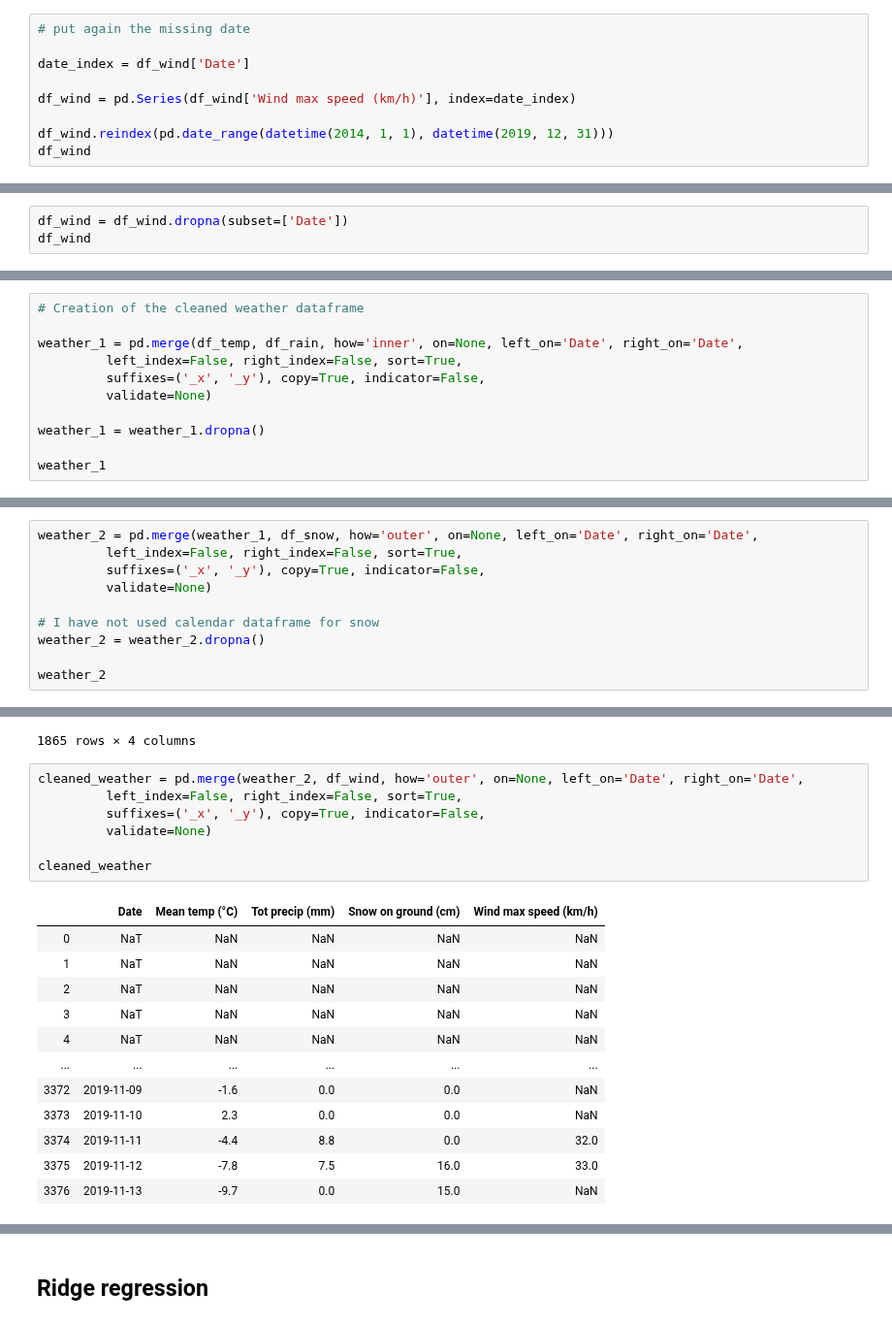
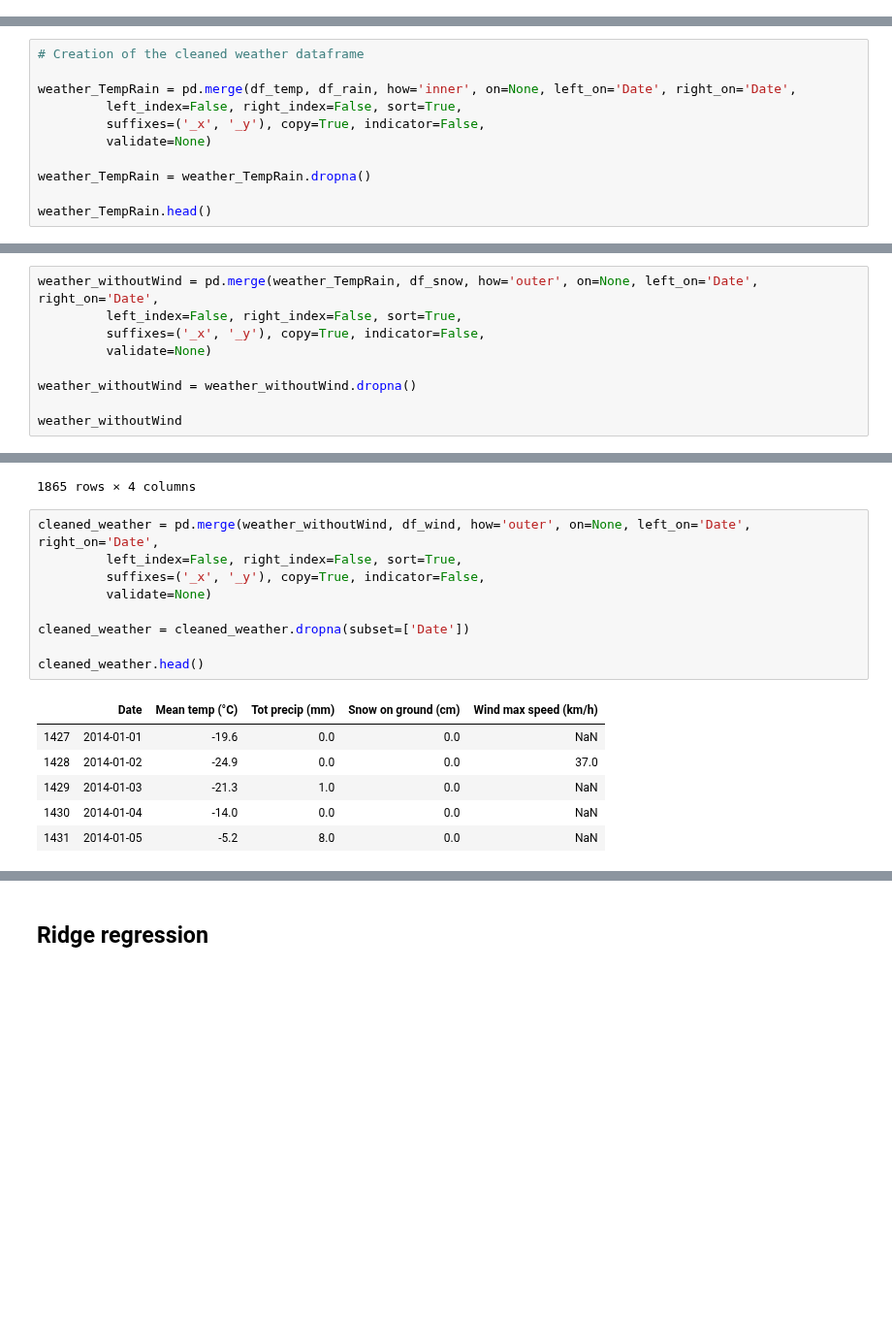
Before and after one commit to daviskia/ada-project-deep-penguin, a Jupyter notebook: Weather.ipynb, the cells around one changed output, grey strips where cells are left out. Shown at 97% size. Drawn from its saved outputs; the diff is of its cells as text; blank space fills up the shorter version.

```diff
--- a/Weather.ipynb
+++ b/Weather.ipynb
@@ -499,9 +588,0 @@ df_wind
-# %%
-# put again the missing date
-
-date_index = df_wind['Date']
-
-df_wind = pd.Series(df_wind['Wind max speed (km/h)'], index=date_index)
-
-df_wind.reindex(pd.date_range(datetime(2014, 1, 1), datetime(2019, 12, 31)))
-df_wind
@@ -551,3 +615,0 @@ df_wind
-# %%
-df_wind = df_wind.dropna(subset=['Date'])
-df_wind
@@ -587,14 +623,14 @@ plt.xticks(rotation = 45);
 # %%
 # Creation of the cleaned weather dataframe
 
-weather_1 = pd.merge(df_temp, df_rain, how='inner', on=None, left_on='Date', right_on='Date',
+weather_TempRain = pd.merge(df_temp, df_rain, how='inner', on=None, left_on='Date', right_on='Date',
          left_index=False, right_index=False, sort=True,
          suffixes=('_x', '_y'), copy=True, indicator=False,
          validate=None)
 
-weather_1 = weather_1.dropna()
+weather_TempRain = weather_TempRain.dropna()
 
-weather_1
+weather_TempRain.head()
 # %% [output]
 |  | Date | Mean temp (°C) | Tot precip (mm) |
 | 17889 | 2014-01-01 | -19.6 | 0.0 |
@@ -612,13 +641,12 @@ weather_1
 # %%
-weather_2 = pd.merge(weather_1, df_snow, how='outer', on=None, left_on='Date', right_on='Date',
+weather_withoutWind = pd.merge(weather_TempRain, df_snow, how='outer', on=None, left_on='Date', right_on='Date',
          left_index=False, right_index=False, sort=True,
          suffixes=('_x', '_y'), copy=True, indicator=False,
          validate=None)
 
-# I have not used calendar dataframe for snow
-weather_2 = weather_2.dropna()
+weather_withoutWind = weather_withoutWind.dropna()
 
-weather_2
+weather_withoutWind
 # %% [output]
 |  | Date | Mean temp (°C) | Tot precip (mm) | Snow on ground (cm) |
 | 0 | 2014-01-01 | -19.6 | 0.0 | 0.0 |
@@ -634,22 +662,18 @@ weather_2
 | 2142 | 2019-11-13 | -9.7 | 0.0 | 15.0 |
 1865 rows × 4 columns
 # %%
-cleaned_weather = pd.merge(weather_2, df_wind, how='outer', on=None, left_on='Date', right_on='Date',
+cleaned_weather = pd.merge(weather_withoutWind, df_wind, how='outer', on=None, left_on='Date', right_on='Date',
          left_index=False, right_index=False, sort=True,
          suffixes=('_x', '_y'), copy=True, indicator=False,
          validate=None)
 
-cleaned_weather
+cleaned_weather = cleaned_weather.dropna(subset=['Date'])
+
+cleaned_weather.head()
 # %% [output]
 |  | Date | Mean temp (°C) | Tot precip (mm) | Snow on ground (cm) | Wind max speed (km/h) |
-| 0 | NaT | NaN | NaN | NaN | NaN |
-| 1 | NaT | NaN | NaN | NaN | NaN |
-| 2 | NaT | NaN | NaN | NaN | NaN |
-| 3 | NaT | NaN | NaN | NaN | NaN |
-| 4 | NaT | NaN | NaN | NaN | NaN |
-| ... | ... | ... | ... | ... | ... |
-| 3372 | 2019-11-09 | -1.6 | 0.0 | 0.0 | NaN |
-| 3373 | 2019-11-10 | 2.3 | 0.0 | 0.0 | NaN |
-| 3374 | 2019-11-11 | -4.4 | 8.8 | 0.0 | 32.0 |
-| 3375 | 2019-11-12 | -7.8 | 7.5 | 16.0 | 33.0 |
-| 3376 | 2019-11-13 | -9.7 | 0.0 | 15.0 | NaN |
+| 1427 | 2014-01-01 | -19.6 | 0.0 | 0.0 | NaN |
+| 1428 | 2014-01-02 | -24.9 | 0.0 | 0.0 | 37.0 |
+| 1429 | 2014-01-03 | -21.3 | 1.0 | 0.0 | NaN |
+| 1430 | 2014-01-04 | -14.0 | 0.0 | 0.0 | NaN |
+| 1431 | 2014-01-05 | -5.2 | 8.0 | 0.0 | NaN |
```
Also changed, not shown: parts of 52 cells of this notebook.
